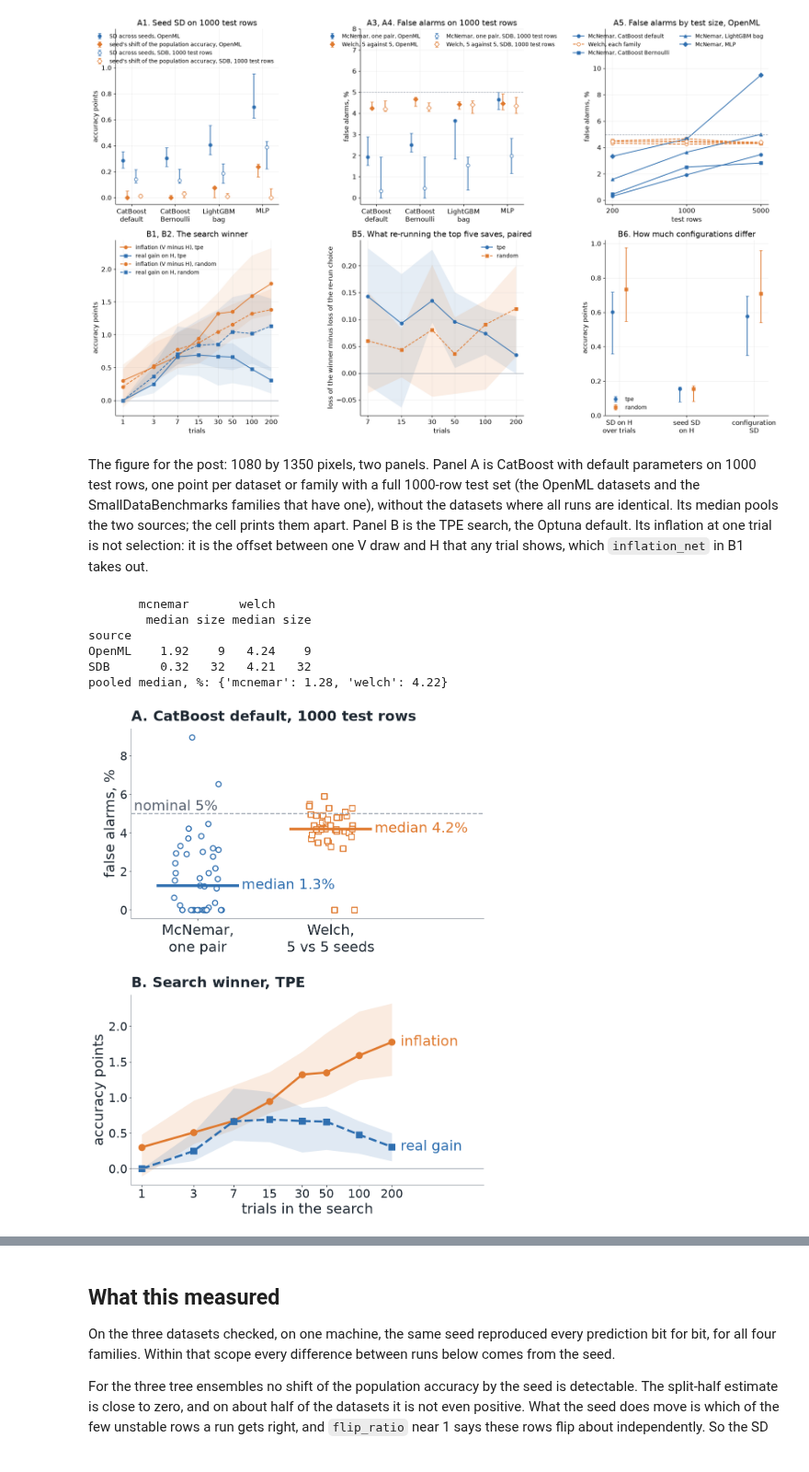
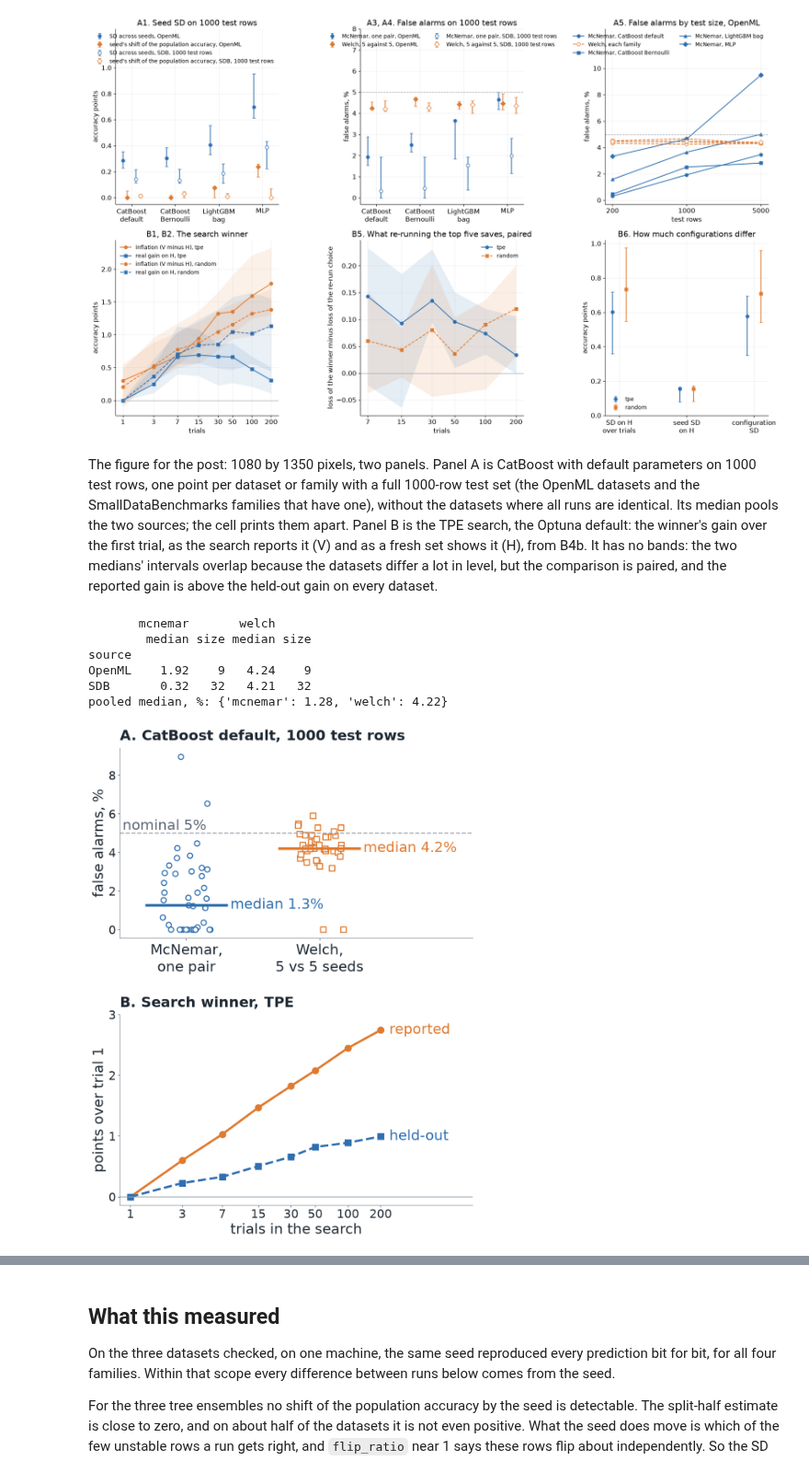
Before and after one commit to firefly1248/demo-notebooks, a Jupyter notebook: notebooks/model_comparison/model_comparison_run_noise.ipynb, the cells around one changed output, grey strips where cells are left out. Shown at 92% size. Cells and saved outputs as stored; diff of their text form; code cells hidden in the pictures.

Commit message:
Add gain over the first trial (B4b) and use it in the post figure's panel B

```diff
--- a/notebooks/model_comparison/model_comparison_run_noise.ipynb
+++ b/notebooks/model_comparison/model_comparison_run_noise.ipynb
@@ -648,0 +657,13 @@ sampler  units          reported           winner_h                 gain
+# %%
+first = PER_STUDY[PER_STUDY["T"] == 1].set_index(["dataset", "sampler", "study"])[["reported", "winner_h"]]
+up = PER_STUDY.join(first, on=["dataset", "sampler", "study"], rsuffix="_1")
+up["reported_up"] = up.reported - up.reported_1
+up["winner_h_up"] = up.winner_h - up.winner_h_1
+B_DATA_UP = up.groupby(["dataset", "sampler", "T"])[["reported_up", "winner_h_up"]].mean().reset_index()
+SUM_UP = summary(B_DATA_UP, ["reported_up", "winner_h_up"], ["sampler", "T"])
+for s in ("tpe", "random"):
+    print(s)
+    print(show(SUM_UP[SUM_UP.sampler == s], ["reported_up", "winner_h_up"], 100, ["T", "units"]))
+at200 = B_DATA_UP[B_DATA_UP["T"] == 200].groupby("sampler").apply(
+    lambda g: int((g.reported_up > g.winner_h_up).sum()), include_groups=False)
+print("datasets where the reported gain exceeds the held-out gain at 200 trials, of 8:", at200.to_dict())
@@ -816,8 +855,10 @@ The figure for the post: 1080 by 1350 pixels, two panels. Panel A is CatBoost wi
 parameters on 1000 test rows, one point per dataset or family with a full 1000-row test set (the
 OpenML datasets and the SmallDataBenchmarks families that have one), without the datasets where
 all runs are identical. Its median pools the two sources; the cell prints them apart. Panel B is
-the TPE search, the Optuna default. Its inflation at one trial is not selection: it is the offset
-between one V draw and H that any trial shows, which `inflation_net` in B1 takes out.
+the TPE search, the Optuna default: the winner's gain over the first trial, as the search reports it
+(V) and as a fresh set shows it (H), from B4b. It has no bands: the two medians' intervals overlap
+because the datasets differ a lot in level, but the comparison is paired, and the reported gain is
+above the held-out gain on every dataset.
 # %%
 PX = 72 / 100                                  # points per pixel at 100 dpi
 TXT, TICK = 36 * PX, 30 * PX
@@ -841,38 +882,38 @@ with plt.rc_context(POST_STYLE):
         pa.text(i + 0.33, np.median(y), f"median {np.median(y):.1f}%", va="center", fontsize=TXT, color=color)
     pa.axhline(5, color=GREY, ls="--", lw=2)
     pa.text(-0.48, 5, "nominal 5%", va="bottom", ha="left", fontsize=TXT, color=MUTED)
     pa.set_xticks([0, 1], ["McNemar,\none pair", "Welch,\n5 vs 5 seeds"], fontsize=TXT)
     pa.set_xlim(-0.5, 2.15)
     pa.set_ylabel("false alarms, %", fontsize=TXT)
     pa.tick_params(axis="y", labelsize=TICK)
     pa.text(0, 1.04, "A. CatBoost default, 1000 test rows", transform=pa.transAxes, fontsize=TXT, fontweight="bold")
 
-    f = SUM_B[SUM_B.sampler == "tpe"]
-    for m, color, mk, ls, name in (("inflation", ORANGE, "o", "-", "inflation"), ("gain", BLUE, "s", "--", "real gain")):
-        pb.fill_between(f["T"], f[m + "_lo"] * 100, f[m + "_hi"] * 100, color=color, alpha=0.15, lw=0)
+    f = SUM_UP[SUM_UP.sampler == "tpe"]
+    for m, color, mk, ls, name in (("reported_up", ORANGE, "o", "-", "reported"), ("winner_h_up", BLUE, "s", "--", "held-out")):
         pb.plot(f["T"], f[m] * 100, color=color, marker=mk, ls=ls, lw=4, ms=12)
         pb.text(f["T"].iloc[-1] * 1.2, f[m].iloc[-1] * 100, name, va="center", fontsize=TXT, color=color)
     pb.axhline(0, color=GREY, lw=1.5)
     pb.set_xscale("log")
     pb.minorticks_off()
     pb.set_xticks(PREFIXES, PREFIXES)
     pb.set_xlim(0.8, 1400)
+    pb.set_yticks([0, 1, 2, 3])
     pb.tick_params(labelsize=TICK)
     pb.set_xlabel("trials in the search", fontsize=TXT)
-    pb.set_ylabel("accuracy points", fontsize=TXT)
+    pb.set_ylabel("points over trial 1", fontsize=TXT)
     pb.text(0, 1.04, "B. Search winner, TPE", transform=pb.transAxes, fontsize=TXT, fontweight="bold")
     for ax in (pa, pb):
         ax.spines[["top", "right"]].set_visible(False)
     fig.savefig("model_comparison_run_noise_linkedin.png", dpi=100, facecolor="white")
 plt.show()
 # %% [output]
        mcnemar       welch
         median size median size
 source
 OpenML    1.92    9   4.24    9
 SDB       0.32   32   4.21   32
 pooled median, %: {'mcnemar': 1.28, 'welch': 4.22}
-[figure, old version]
+[figure, new version]
 # %% [markdown]
 ## Deviations
 
```
Also changed, not shown: parts of 3 cells of this notebook, 2 other files.
